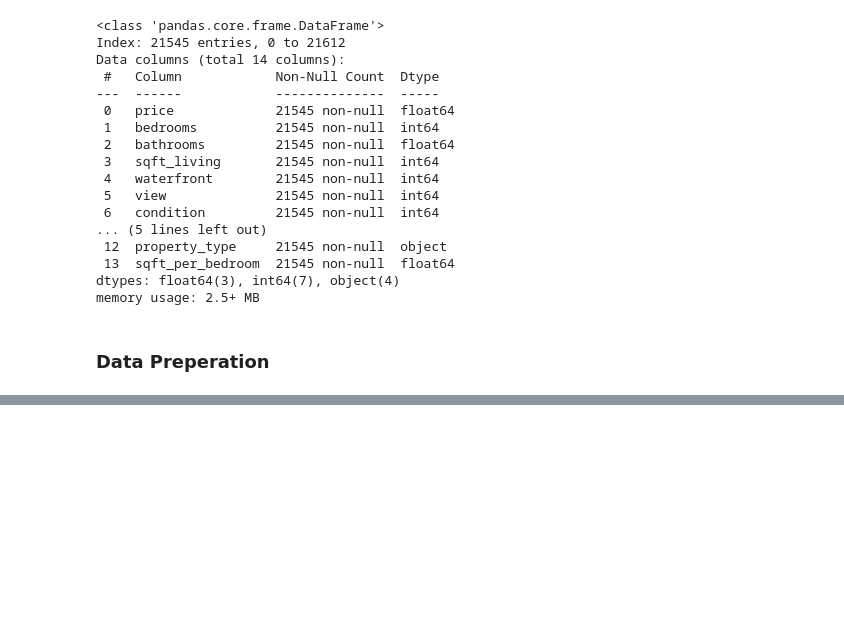
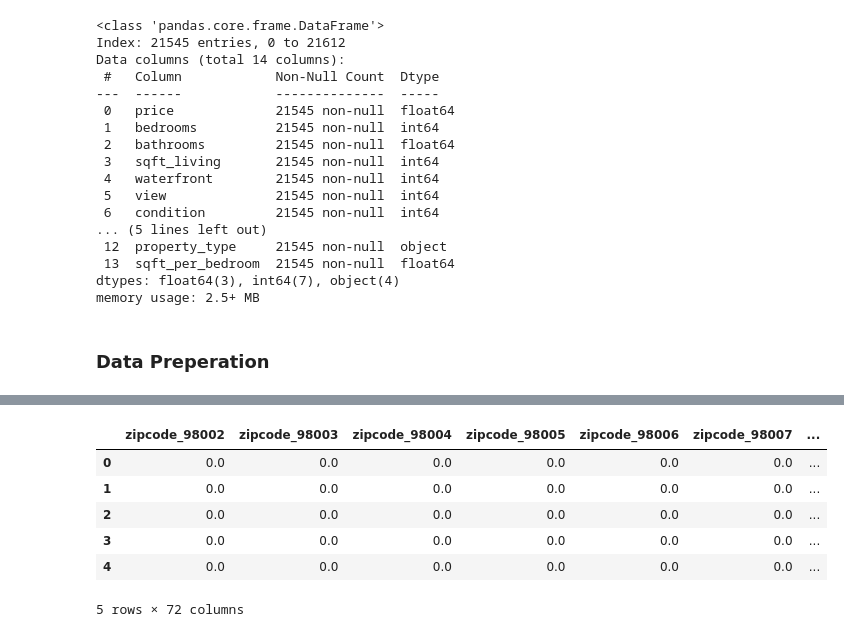
Before and after one commit to atharvadhumal03/HousingPrice-Prediction-MultipleRegression-Analysis, a Jupyter notebook: HousingPricePrediction_MLR.ipynb, the cells around one changed output, grey strips where cells are left out. Cells and saved outputs as stored; diff of their text form; code cells hidden in the pictures; blank space fills up the shorter version.

```diff
--- a/HousingPricePrediction_MLR.ipynb
+++ b/HousingPricePrediction_MLR.ipynb
@@ -780,0 +783,5 @@ ordinal = OrdinalEncoder()
+# %%
+cats = df['property_type'].unique()
+ordinal_encoder = OrdinalEncoder(categories=[cats]).set_output(transform='pandas')
+df['property_type'] = ordinal_encoder.fit_transform(df['property_type'].values.reshape(-1,1))
+df.head()
@@ -780,0 +795,3 @@ ordinal = OrdinalEncoder()
+# %%
+dfohe = df[['zipcode', 'listed_season', 'renovated']]
+dfohe.head()
@@ -780,0 +805,12 @@ ordinal = OrdinalEncoder()
+# %%
+ohe_encoder = OneHotEncoder(drop='first', handle_unknown='ignore', sparse_output=False).set_output(transform='pandas')
+dfohe_transformed = ohe_encoder.fit_transform(dfohe)
+dfohe_transformed.head()
+# %% [output]
+|  | zipcode_98002 | zipcode_98003 | zipcode_98004 | zipcode_98005 | zipcode_98006 | zipcode_98007 | ... |
+| 0 | 0.0 | 0.0 | 0.0 | 0.0 | 0.0 | 0.0 | ... |
+| 1 | 0.0 | 0.0 | 0.0 | 0.0 | 0.0 | 0.0 | ... |
+| 2 | 0.0 | 0.0 | 0.0 | 0.0 | 0.0 | 0.0 | ... |
+| 3 | 0.0 | 0.0 | 0.0 | 0.0 | 0.0 | 0.0 | ... |
+| 4 | 0.0 | 0.0 | 0.0 | 0.0 | 0.0 | 0.0 | ... |
+5 rows × 72 columns
```
Also changed, not shown: parts of 5 cells of this notebook.
